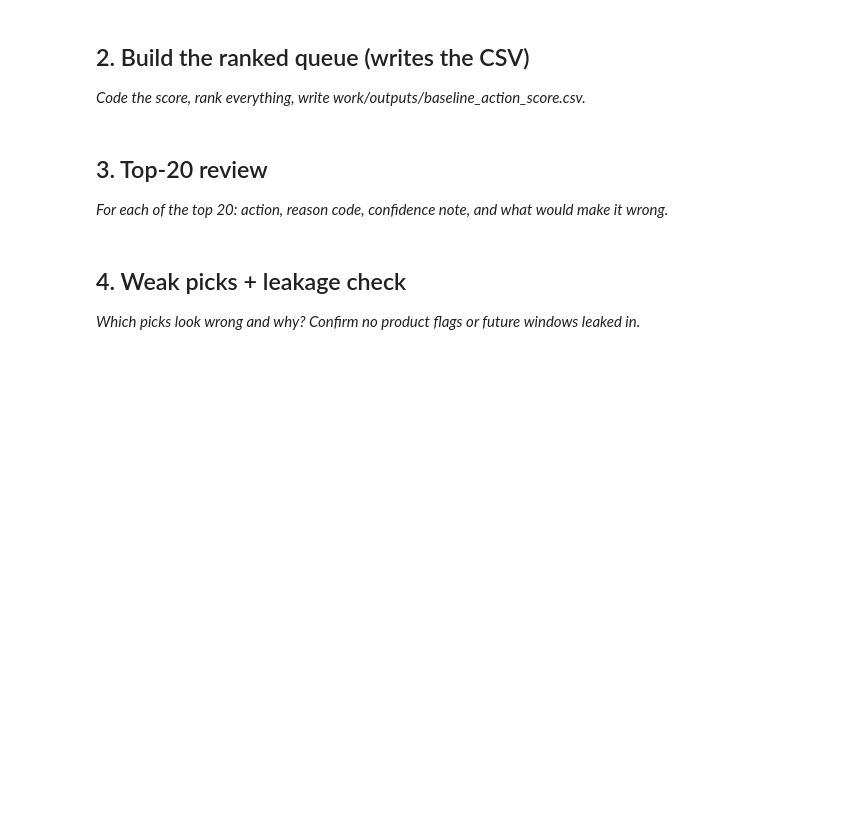
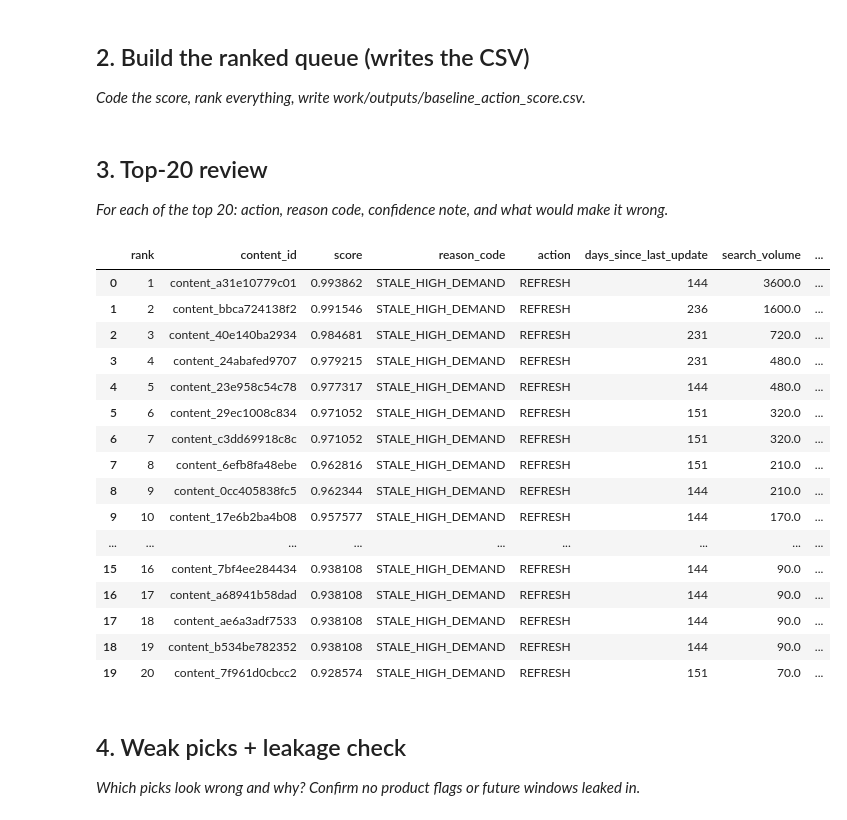
Before and after one commit to Little-Master-Umer/FlyRank_ML_Internship, a Jupyter notebook: work/notebooks/w04_baseline_score.ipynb, the cells around one changed output. Saved outputs shown, nothing was run; the diff lists cells and outputs as text; code cells hidden in the pictures; blank space fills up the shorter version.

Commit message:
feat: implement rule-based refresh scoring baseline

```diff
--- a/work/notebooks/w04_baseline_score.ipynb
+++ b/work/notebooks/w04_baseline_score.ipynb
@@ -30,3 +204,62 @@ This skeleton is yours to fill. Work the sections **in order** — each one has
+# %%
+# This cell is for CODE (numbers, a query, a check).
+# Write your text answer in the cell ABOVE this one — typing sentences here breaks Run All.
+top20 = queue.head(20).copy()
+
+def confidence_note(row):
+    if row["reason_code"] == "STALE_HIGH_DEMAND":
+        return "Higher confidence: both baseline signals support refresh."
+    elif row["reason_code"] == "STALE_MEDIUM_DEMAND":
+        return "Moderate confidence: stale signal supports review, demand is less strong."
+    elif row["reason_code"] == "HIGH_DEMAND_NOT_STALE":
+        return "Lower confidence: demand is strong, but staleness is not."
+    else:
+        return "Low confidence: limited support from the two baseline signals."
+
+def wrong_if(row):
+    if row["reason_code"] == "STALE_HIGH_DEMAND":
+        return "Wrong if the page was recently improved or its demand is not relevant to the page."
+    elif row["reason_code"] == "STALE_MEDIUM_DEMAND":
+        return "Wrong if the page remains effective despite being old, or demand is too weak to justify work."
+    elif row["reason_code"] == "HIGH_DEMAND_NOT_STALE":
+        return "Wrong if demand does not translate into a refresh opportunity."
+    else:
+        return "Wrong if important page context is missing from these two signals."
+
+top20_review = top20[
+    [
+        "rank",
+        "content_id",
+        "score",
+        "reason_code",
+        "action",
+        "days_since_last_update",
+        "search_volume"
+    ]
+].copy()
+
+top20_review["confidence_note"] = top20.apply(confidence_note, axis=1)
+top20_review["what_would_make_it_wrong"] = top20.apply(wrong_if, axis=1)
+
+display(top20_review)
+# %% [output]
+|  | rank | content_id | score | reason_code | action | days_since_last_update | search_volume | ... |
+| 0 | 1 | content_a31e10779c01 | 0.993862 | STALE_HIGH_DEMAND | REFRESH | 144 | 3600.0 | ... |
+| 1 | 2 | content_bbca724138f2 | 0.991546 | STALE_HIGH_DEMAND | REFRESH | 236 | 1600.0 | ... |
+| 2 | 3 | content_40e140ba2934 | 0.984681 | STALE_HIGH_DEMAND | REFRESH | 231 | 720.0 | ... |
+| 3 | 4 | content_24abafed9707 | 0.979215 | STALE_HIGH_DEMAND | REFRESH | 231 | 480.0 | ... |
+| 4 | 5 | content_23e958c54c78 | 0.977317 | STALE_HIGH_DEMAND | REFRESH | 144 | 480.0 | ... |
+| 5 | 6 | content_29ec1008c834 | 0.971052 | STALE_HIGH_DEMAND | REFRESH | 151 | 320.0 | ... |
+| 6 | 7 | content_c3dd69918c8c | 0.971052 | STALE_HIGH_DEMAND | REFRESH | 151 | 320.0 | ... |
+| 7 | 8 | content_6efb8fa48ebe | 0.962816 | STALE_HIGH_DEMAND | REFRESH | 151 | 210.0 | ... |
+| 8 | 9 | content_0cc405838fc5 | 0.962344 | STALE_HIGH_DEMAND | REFRESH | 144 | 210.0 | ... |
+| 9 | 10 | content_17e6b2ba4b08 | 0.957577 | STALE_HIGH_DEMAND | REFRESH | 144 | 170.0 | ... |
+| ... | ... | ... | ... | ... | ... | ... | ... | ... |
+| 15 | 16 | content_7bf4ee284434 | 0.938108 | STALE_HIGH_DEMAND | REFRESH | 144 | 90.0 | ... |
+| 16 | 17 | content_a68941b58dad | 0.938108 | STALE_HIGH_DEMAND | REFRESH | 144 | 90.0 | ... |
+| 17 | 18 | content_ae6a3adf7533 | 0.938108 | STALE_HIGH_DEMAND | REFRESH | 144 | 90.0 | ... |
+| 18 | 19 | content_b534be782352 | 0.938108 | STALE_HIGH_DEMAND | REFRESH | 144 | 90.0 | ... |
+| 19 | 20 | content_7f961d0cbcc2 | 0.928574 | STALE_HIGH_DEMAND | REFRESH | 151 | 70.0 | ... |
 # %% [markdown]
 ## 4. Weak picks + leakage check
 
```
Also changed, not shown: parts of 8 cells of this notebook.
